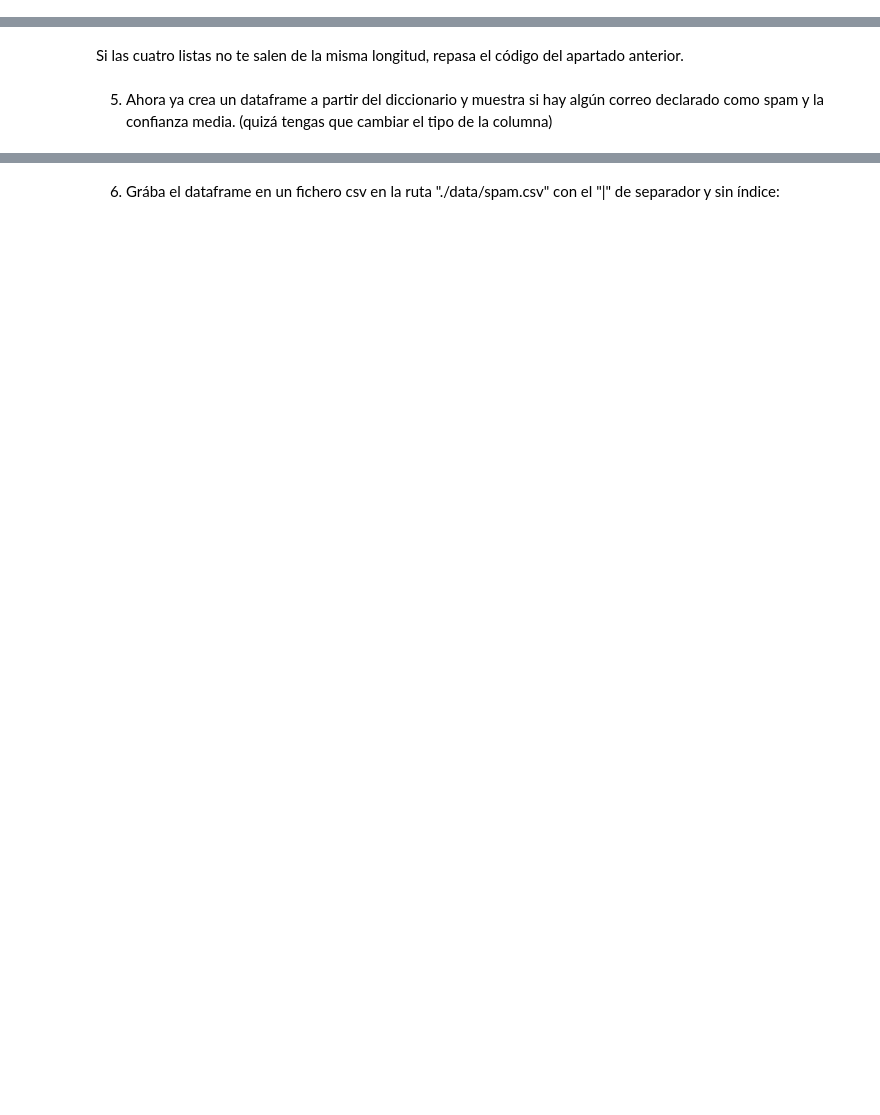
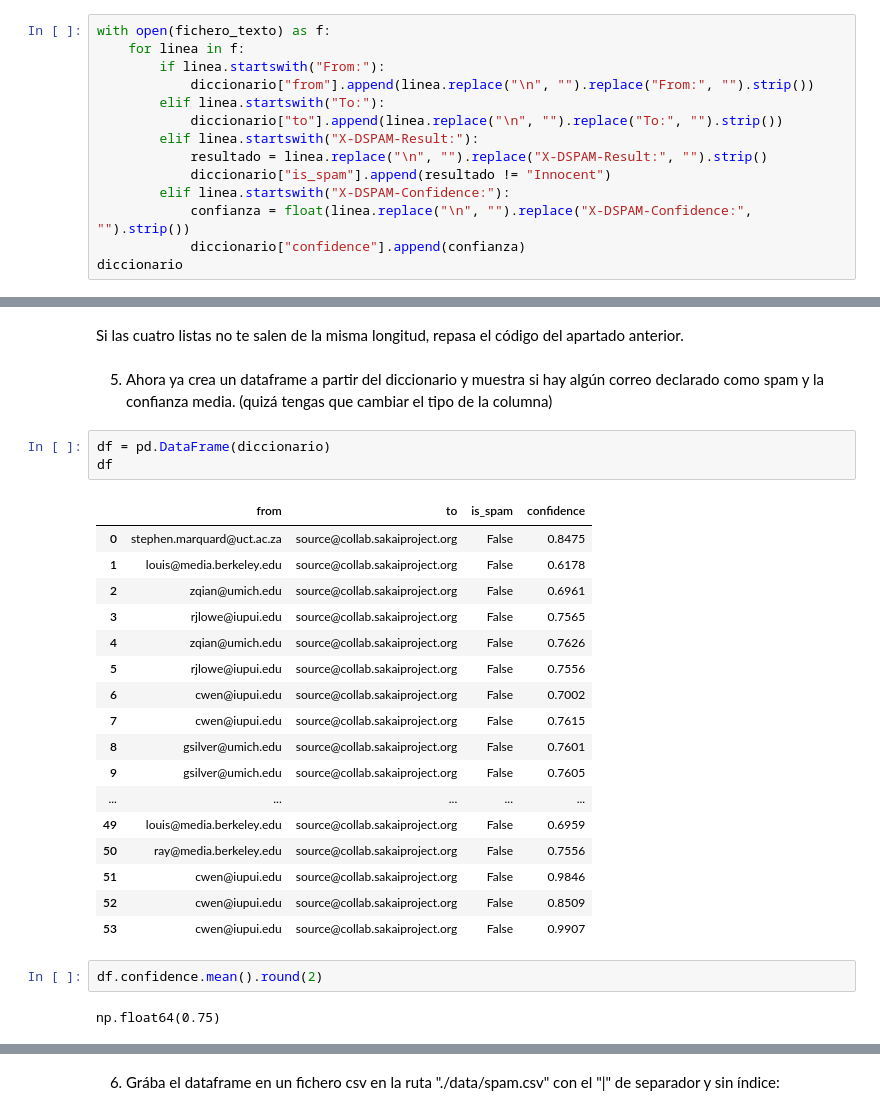
Before and after one commit to blarape/ONLINE_DS_THEBRIDGE_BL, a Jupyter notebook: 18_Practica_Obligatoria_Ficheros.ipynb, the cells around one changed output, grey strips where cells are left out. Drawn from its saved outputs; the diff is of its cells as text; blank space fills up the shorter version.

```diff
--- a/18_Practica_Obligatoria_Ficheros.ipynb
+++ b/18_Practica_Obligatoria_Ficheros.ipynb
@@ -208,0 +217,14 @@ with open("./data/mbox.txt", encoding = "utf8") as open_file:
+# %%
+with open(fichero_texto) as f:
+    for linea in f:
+        if linea.startswith("From:"):
+            diccionario["from"].append(linea.replace("\n", "").replace("From:", "").strip())
+        elif linea.startswith("To:"):
+            diccionario["to"].append(linea.replace("\n", "").replace("To:", "").strip())
+        elif linea.startswith("X-DSPAM-Result:"):
+            resultado = linea.replace("\n", "").replace("X-DSPAM-Result:", "").strip()
+            diccionario["is_spam"].append(resultado != "Innocent")
+        elif linea.startswith("X-DSPAM-Confidence:"):
+            confianza = float(linea.replace("\n", "").replace("X-DSPAM-Confidence:", "").strip())
+            diccionario["confidence"].append(confianza)
+diccionario
@@ -212,3 +260,28 @@ with open("./data/mbox.txt", encoding = "utf8") as open_file:
 Si las cuatro listas no te salen de la misma longitud, repasa el código del apartado anterior.
 # %% [markdown]
 5. Ahora ya crea un dataframe a partir del diccionario y muestra si hay algún correo declarado como spam y la confianza media. (quizá tengas que cambiar el tipo de la columna)
+# %%
+df = pd.DataFrame(diccionario)
+df
+# %% [output]
+|  | from | to | is_spam | confidence |
+| 0 | stephen.marquard@uct.ac.za | source@collab.sakaiproject.org | False | 0.8475 |
+| 1 | louis@media.berkeley.edu | source@collab.sakaiproject.org | False | 0.6178 |
+| 2 | zqian@umich.edu | source@collab.sakaiproject.org | False | 0.6961 |
+| 3 | rjlowe@iupui.edu | source@collab.sakaiproject.org | False | 0.7565 |
+| 4 | zqian@umich.edu | source@collab.sakaiproject.org | False | 0.7626 |
+| 5 | rjlowe@iupui.edu | source@collab.sakaiproject.org | False | 0.7556 |
+| 6 | cwen@iupui.edu | source@collab.sakaiproject.org | False | 0.7002 |
+| 7 | cwen@iupui.edu | source@collab.sakaiproject.org | False | 0.7615 |
+| 8 | gsilver@umich.edu | source@collab.sakaiproject.org | False | 0.7601 |
+| 9 | gsilver@umich.edu | source@collab.sakaiproject.org | False | 0.7605 |
+| ... | ... | ... | ... | ... |
+| 49 | louis@media.berkeley.edu | source@collab.sakaiproject.org | False | 0.6959 |
+| 50 | ray@media.berkeley.edu | source@collab.sakaiproject.org | False | 0.7556 |
+| 51 | cwen@iupui.edu | source@collab.sakaiproject.org | False | 0.9846 |
+| 52 | cwen@iupui.edu | source@collab.sakaiproject.org | False | 0.8509 |
+| 53 | cwen@iupui.edu | source@collab.sakaiproject.org | False | 0.9907 |
+# %%
+df.confidence.mean().round(2)
+# %% [output]
+np.float64(0.75)
```
Also changed, not shown: parts of 23 cells of this notebook.
